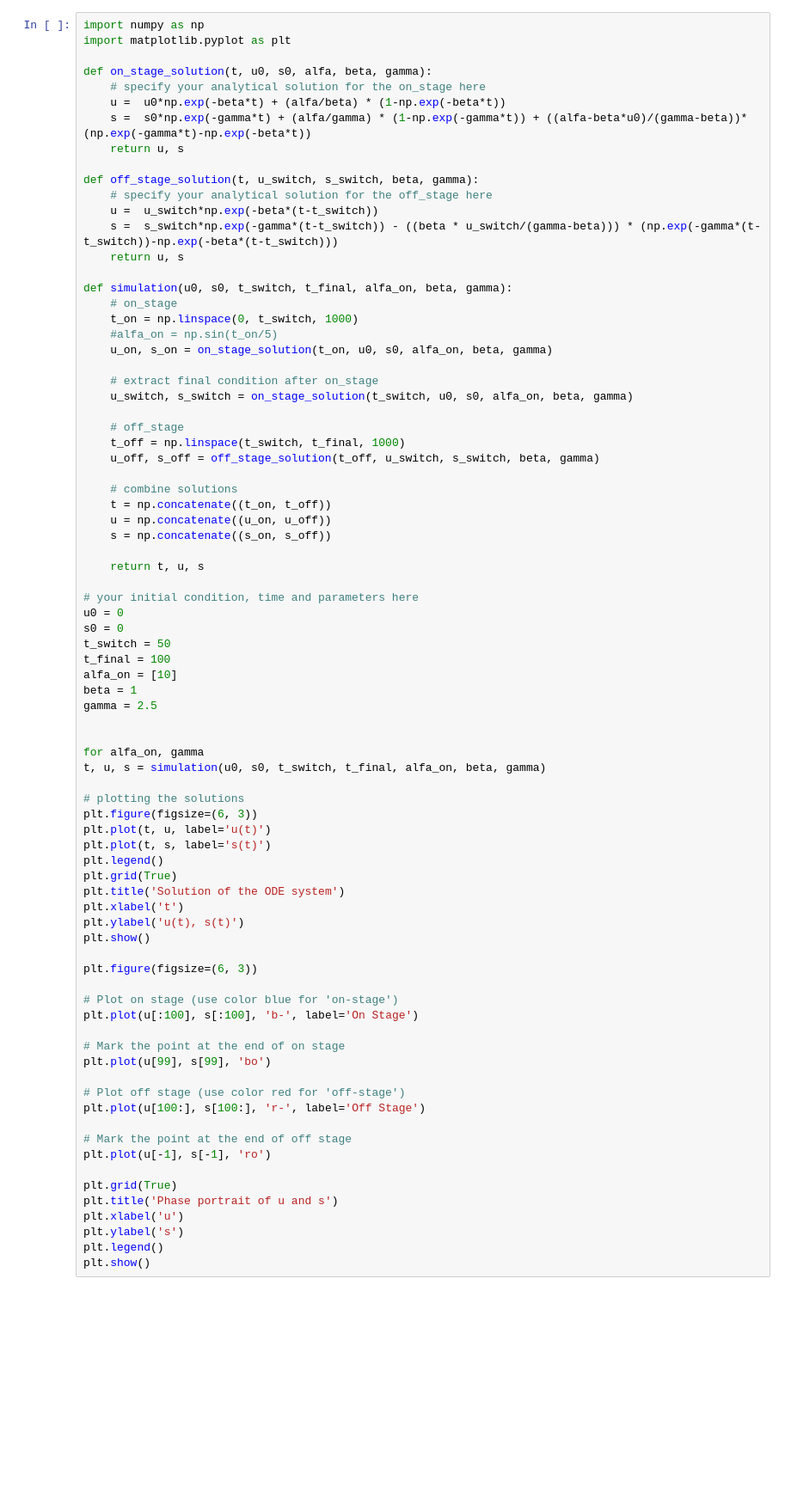
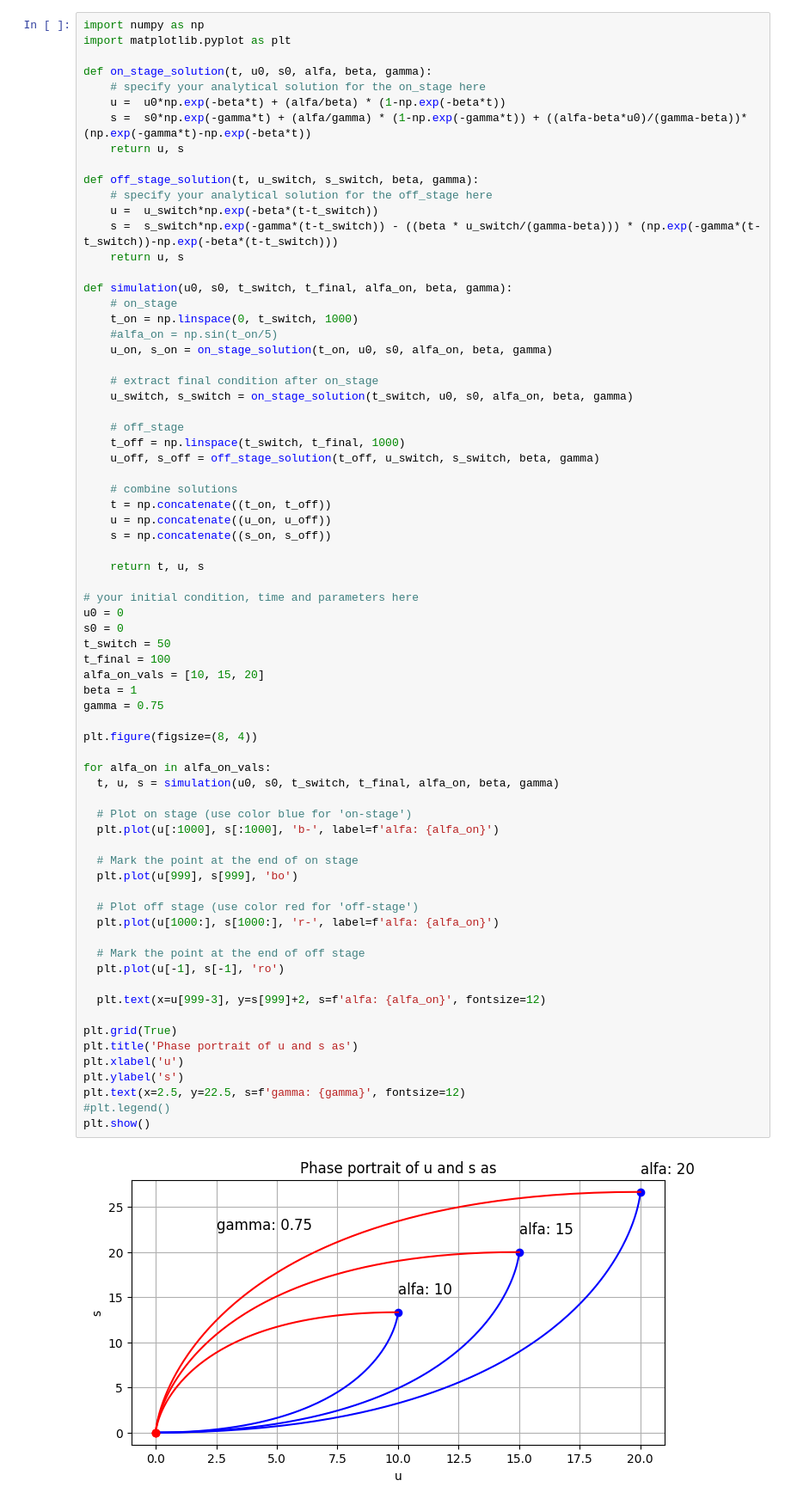
Before and after one commit to leonardogolinelli/GeneExpressionDynamics, a Jupyter notebook: RNA_velocity_Project.ipynb, the cells around one changed output. Shown: that part at 86% size. Drawn from its saved outputs; the diff is of its cells as text; blank space fills up the shorter version.

```diff
--- a/RNA_velocity_Project.ipynb
+++ b/RNA_velocity_Project.ipynb
@@ -108,59 +110,52 @@ def simulation(u0, s0, t_switch, t_final, alfa_on, beta, gamma):
 
     # off_stage
     t_off = np.linspace(t_switch, t_final, 1000)
     u_off, s_off = off_stage_solution(t_off, u_switch, s_switch, beta, gamma)
 
     # combine solutions
     t = np.concatenate((t_on, t_off))
     u = np.concatenate((u_on, u_off))
     s = np.concatenate((s_on, s_off))
 
     return t, u, s
 
 # your initial condition, time and parameters here
 u0 = 0
 s0 = 0
 t_switch = 50
 t_final = 100
-alfa_on = [10]
+alfa_on_vals = [10, 15, 20]
 beta = 1
-gamma = 2.5
+gamma = 0.75
 
+plt.figure(figsize=(8, 4))
 
-for alfa_on, gamma
-t, u, s = simulation(u0, s0, t_switch, t_final, alfa_on, beta, gamma)
+for alfa_on in alfa_on_vals:
+  t, u, s = simulation(u0, s0, t_switch, t_final, alfa_on, beta, gamma)
 
-# plotting the solutions
-plt.figure(figsize=(6, 3))
-plt.plot(t, u, label='u(t)')
-plt.plot(t, s, label='s(t)')
-plt.legend()
-plt.grid(True)
-plt.title('Solution of the ODE system')
-plt.xlabel('t')
-plt.ylabel('u(t), s(t)')
-plt.show()
+  # Plot on stage (use color blue for 'on-stage')
+  plt.plot(u[:1000], s[:1000], 'b-', label=f'alfa: {alfa_on}')
 
-plt.figure(figsize=(6, 3))
+  # Mark the point at the end of on stage
+  plt.plot(u[999], s[999], 'bo')
 
-# Plot on stage (use color blue for 'on-stage')
-plt.plot(u[:100], s[:100], 'b-', label='On Stage')
+  # Plot off stage (use color red for 'off-stage')
+  plt.plot(u[1000:], s[1000:], 'r-', label=f'alfa: {alfa_on}')
 
-# Mark the point at the end of on stage
-plt.plot(u[99], s[99], 'bo')
+  # Mark the point at the end of off stage
+  plt.plot(u[-1], s[-1], 'ro')
 
-# Plot off stage (use color red for 'off-stage')
-plt.plot(u[100:], s[100:], 'r-', label='Off Stage')
-
-# Mark the point at the end of off stage
-plt.plot(u[-1], s[-1], 'ro')
+  plt.text(x=u[999-3], y=s[999]+2, s=f'alfa: {alfa_on}', fontsize=12)
 
 plt.grid(True)
-plt.title('Phase portrait of u and s')
+plt.title('Phase portrait of u and s as')
 plt.xlabel('u')
 plt.ylabel('s')
-plt.legend()
+plt.text(x=2.5, y=22.5, s=f'gamma: {gamma}', fontsize=12)
+#plt.legend()
 plt.show()
+# %% [output]
+[figure, added]
 # %%
 import numpy as np
 import matplotlib.pyplot as plt
```
Also changed, not shown: parts of 3 cells of this notebook.
